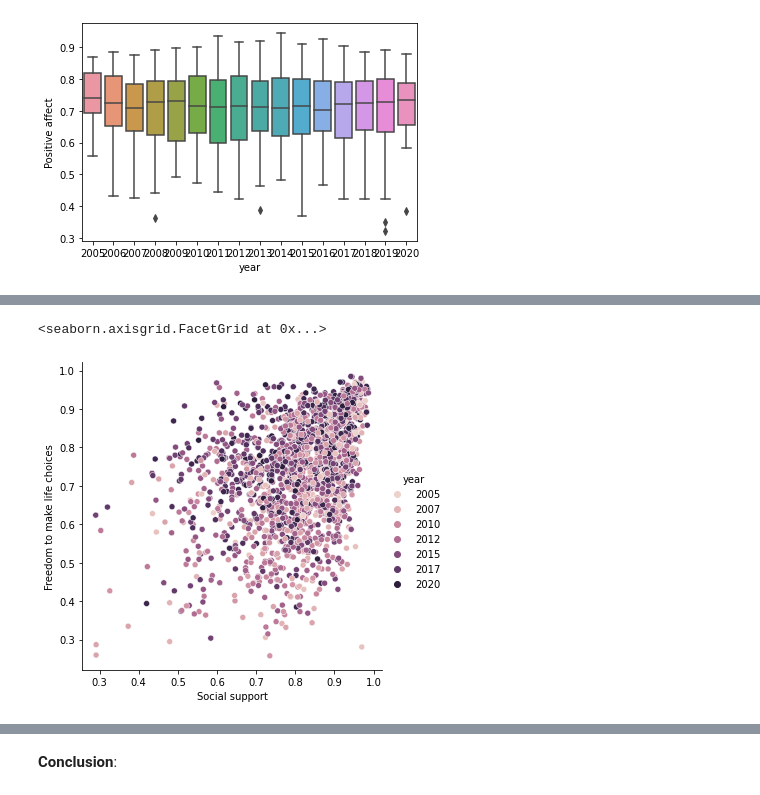
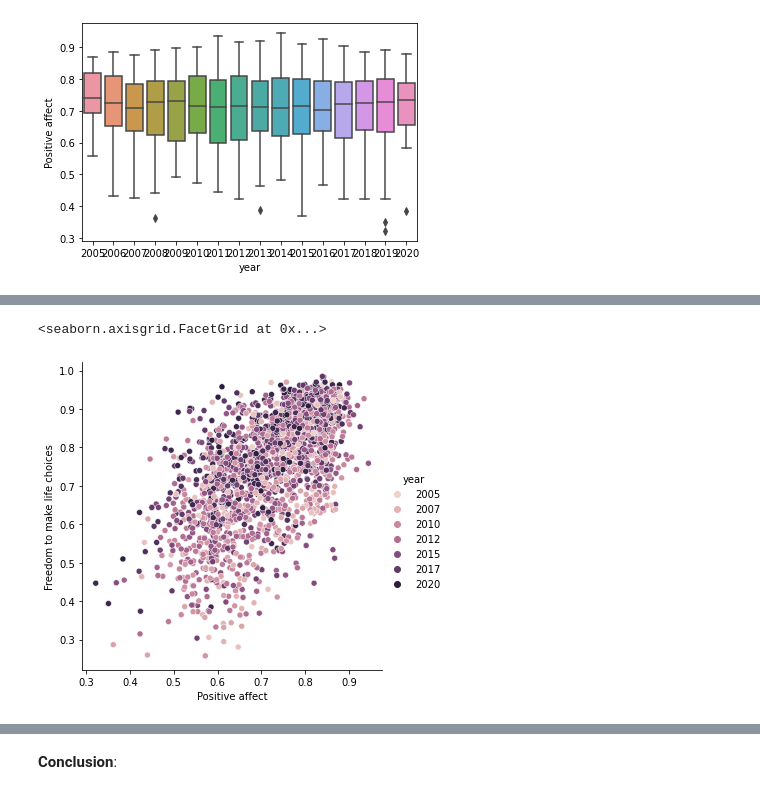
Before and after one commit to ishita164/DataAnalytics, a Jupyter notebook: DA1.ipynb, the cells around one changed output, grey strips where cells are left out. Drawn from its saved outputs; the diff is of its cells as text; code cells hidden in the pictures.

```diff
--- a/DA1.ipynb
+++ b/DA1.ipynb
@@ -382,5 +395,5 @@ sns.pairplot(gra)
 # %%
-sns.relplot(x= 'Social support', y= 'Freedom to make life choices', hue= 'year', data=gra)
+sns.relplot(x= 'Positive affect', y= 'Freedom to make life choices', hue= 'year', data=gra)
 # %% [output]
 <seaborn.axisgrid.FacetGrid at 0x...>
-[figure, old version]
+[figure, new version]
```
Also changed, not shown: parts of 8 cells of this notebook.
